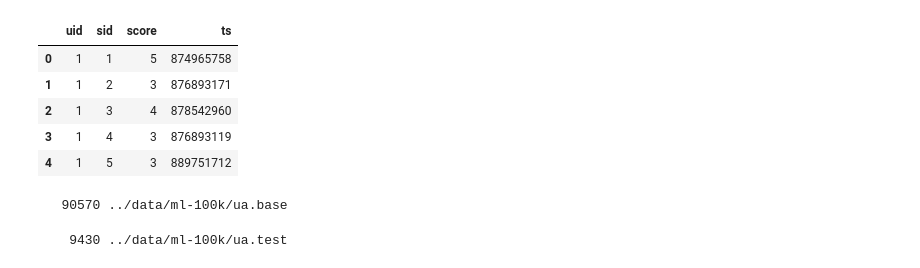
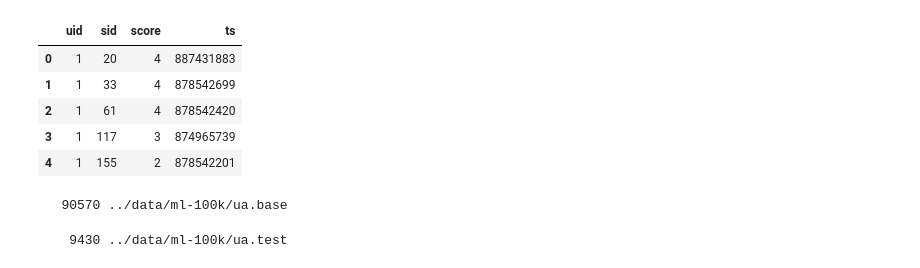
Before and after one commit to Jabberwockleo/factorization-machine, a Jupyter notebook: src/FactorizationMachine.ipynb, the cells around one changed output. Cells and saved outputs as stored; diff of their text form; code cells hidden in the pictures.

```diff
--- a/src/FactorizationMachine.ipynb
+++ b/src/FactorizationMachine.ipynb
@@ -16,14 +15,14 @@ df_train = pd.read_csv('../data/ml-100k/ua.base', header=None, names=['uid', 'si
 # %%
 df_test = pd.read_csv('../data/ml-100k/ua.test', header=None, names=['uid', 'sid', 'score', 'ts'], sep='\t')
 # %%
-df_train.head()
+df_test.head()
 # %% [output]
 |  | uid | sid | score | ts |
-| 0 | 1 | 1 | 5 | 874965758 |
-| 1 | 1 | 2 | 3 | 876893171 |
-| 2 | 1 | 3 | 4 | 878542960 |
-| 3 | 1 | 4 | 3 | 876893119 |
-| 4 | 1 | 5 | 3 | 889751712 |
+| 0 | 1 | 20 | 4 | 887431883 |
+| 1 | 1 | 33 | 4 | 878542699 |
+| 2 | 1 | 61 | 4 | 878542420 |
+| 3 | 1 | 117 | 3 | 874965739 |
+| 4 | 1 | 155 | 2 | 878542201 |
 # %%
 !wc -l ../data/ml-100k/ua.base
 # %% [output]
```
Also changed, not shown: parts of 9 cells of this notebook, 1 other file.
